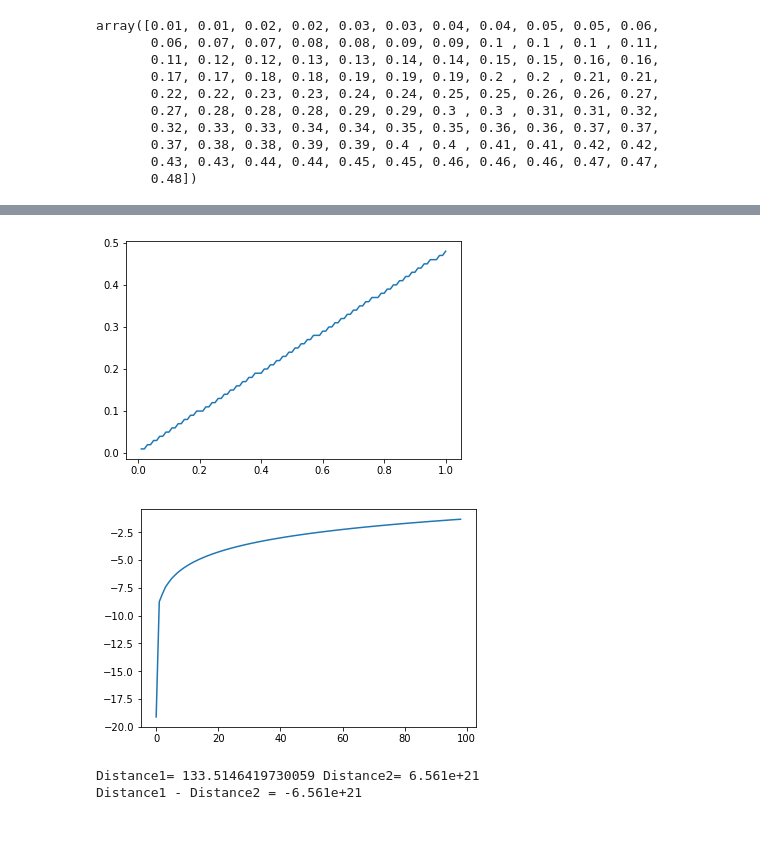
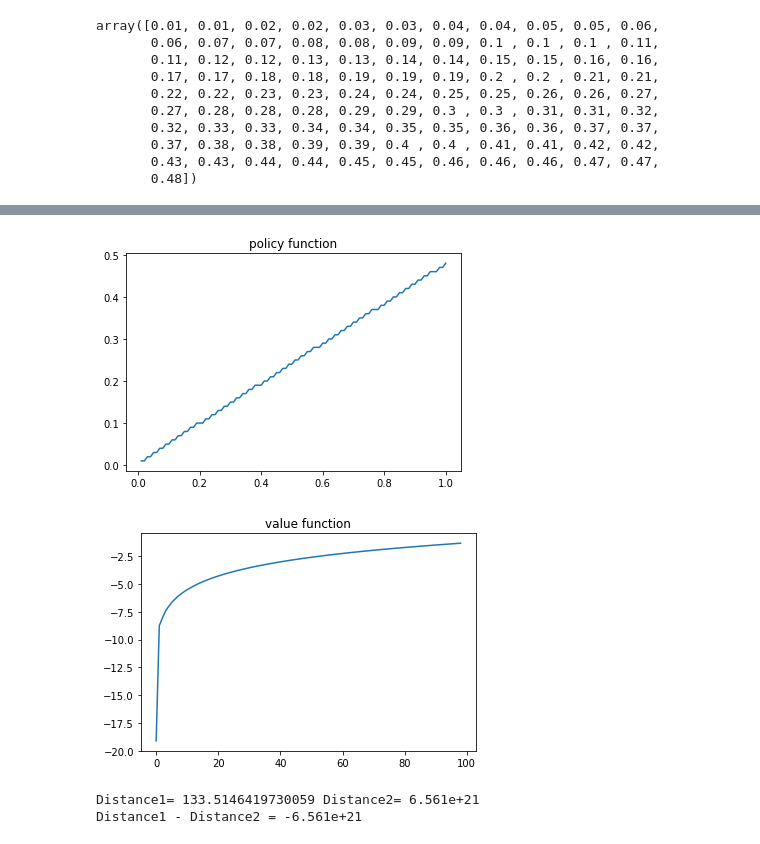
Before and after one commit to ericroh/persp-model-econ_W19, a Jupyter notebook: ProblemSets/PS3/HW3_part2_typocorrected.ipynb, the cells around one changed output, grey strips where cells are left out. Drawn from its saved outputs; the diff is of its cells as text; code cells hidden in the pictures.

```diff
--- a/ProblemSets/PS3/HW3_part2_typocorrected.ipynb
+++ b/ProblemSets/PS3/HW3_part2_typocorrected.ipynb
@@ -142,13 +171,15 @@ array([0.01, 0.01, 0.02, 0.02, 0.03, 0.03, 0.04, 0.04, 0.05, 0.05, 0.06,
 # %%
 plt.plot(w_vec,w_vec[ind])
+plt.title("policy function")
 plt.show()
 # %% [output]
-[figure, old version]
+[figure, new version]
 # %%
 plt.plot(v_new_2[1:],)
+plt.title("value function")
 plt.show()
 # %% [output]
-[figure, old version]
+[figure, new version]
 # %%
 #print('v_init',v_init)
 #print('v_new',v_new)
```
Also changed, not shown: parts of 10 cells of this notebook, 5 other files.
